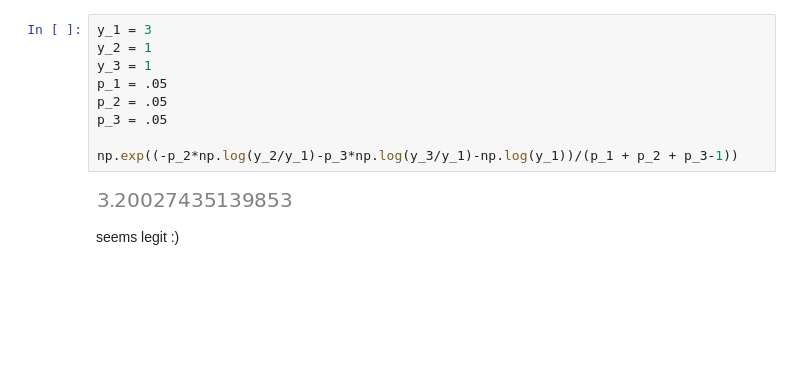
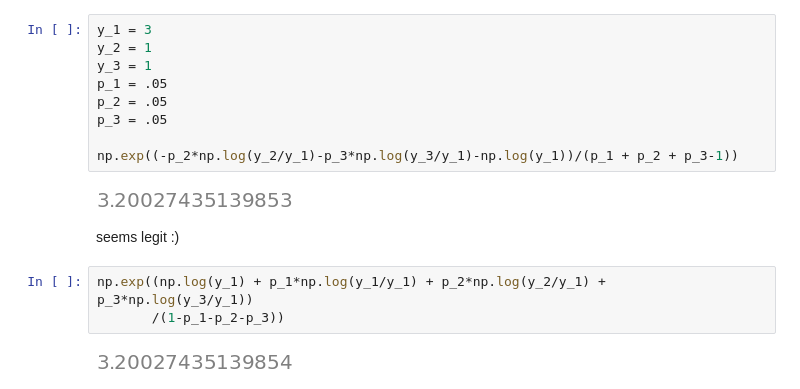
Before and after one commit to JoshuaGensel/dmMIME_correction, a Jupyter notebook: src/sympy_test.ipynb, the cells around one changed output. Saved outputs shown, nothing was run; the diff lists cells and outputs as text; blank space fills up the shorter version.

```diff
--- a/src/sympy_test.ipynb
+++ b/src/sympy_test.ipynb
@@ -49,3 +49,8 @@ np.exp((-p_2*np.log(y_2/y_1)-p_3*np.log(y_3/y_1)-np.log(y_1))/(p_1 + p_2 + p_3-1
 [figure]
 # %% [markdown]
 seems legit :)
+# %%
+np.exp((np.log(y_1) + p_1*np.log(y_1/y_1) + p_2*np.log(y_2/y_1) + p_3*np.log(y_3/y_1))
+       /(1-p_1-p_2-p_3))
+# %% [output]
+[figure, added]
```
